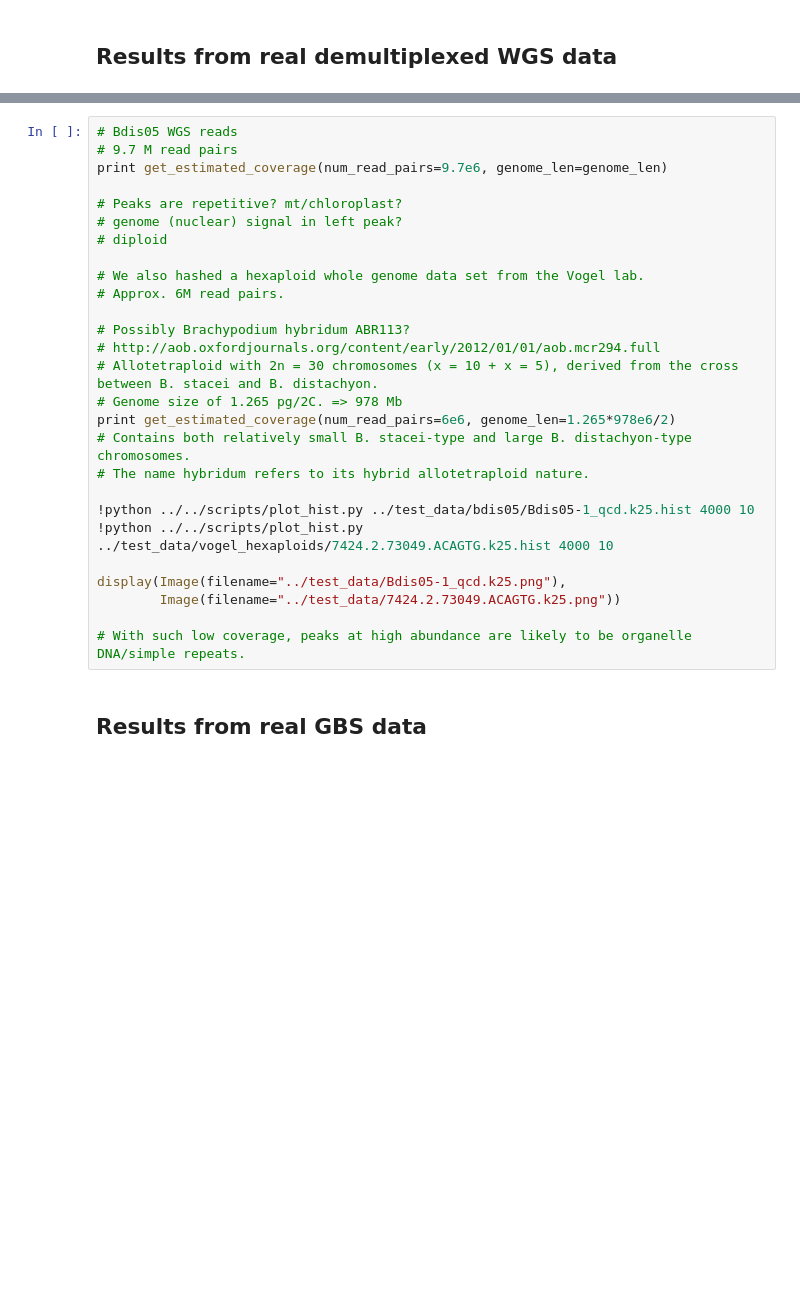
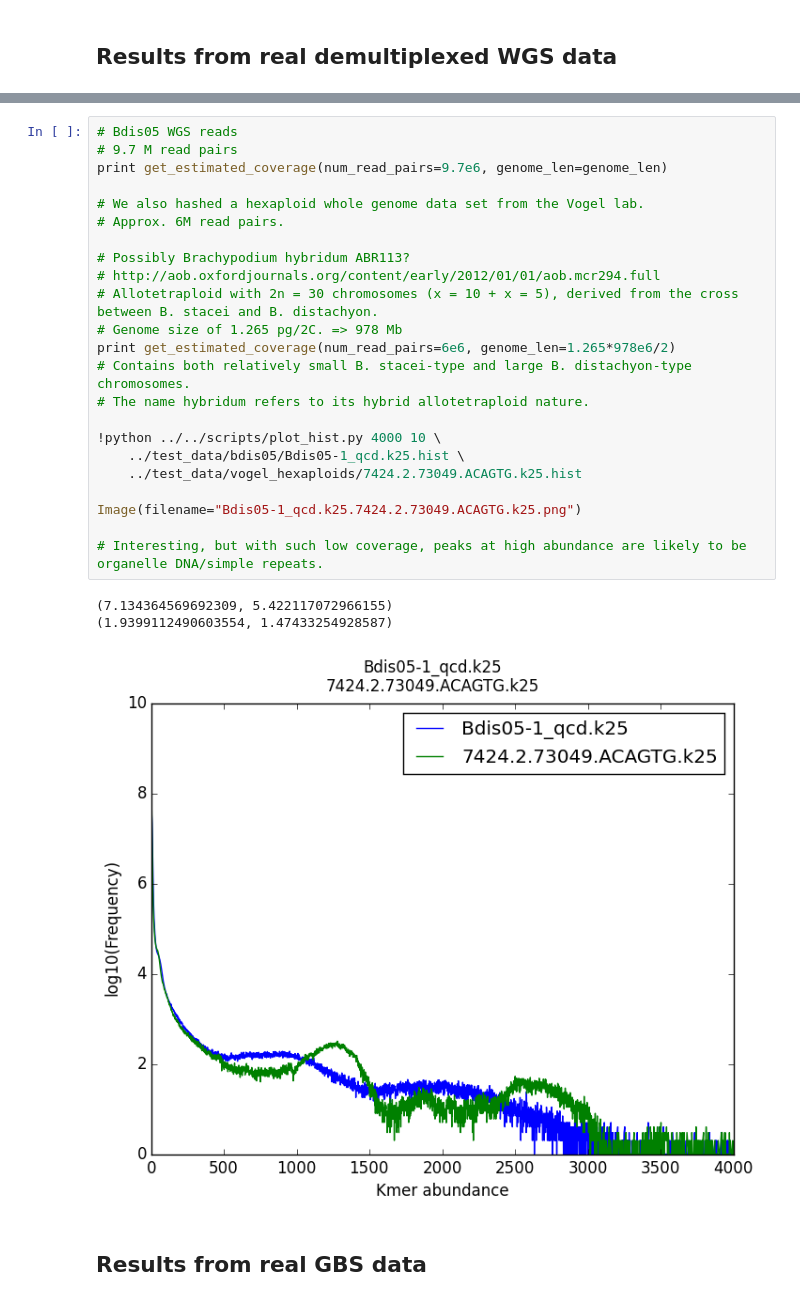
Before and after one commit to digitase/brachy_khmer, a Jupyter notebook: doc/brachy_khmer.ipynb, the cells around one changed output, grey strips where cells are left out. Saved outputs shown, nothing was run; the diff lists cells and outputs as text; blank space fills up the shorter version.

```diff
--- a/doc/brachy_khmer.ipynb
+++ b/doc/brachy_khmer.ipynb
@@ -473,30 +531,30 @@ Image(filename="Bdistachyon_MIPS_1_2.-0.00-0.5,0.5-0.05,0.005-.k25.png")
 # %%
 # Bdis05 WGS reads
 # 9.7 M read pairs
 print get_estimated_coverage(num_read_pairs=9.7e6, genome_len=genome_len)
-
-# Peaks are repetitive? mt/chloroplast?
-# genome (nuclear) signal in left peak?
-# diploid
 
 # We also hashed a hexaploid whole genome data set from the Vogel lab.
 # Approx. 6M read pairs.
 
 # Possibly Brachypodium hybridum ABR113?
 # http://aob.oxfordjournals.org/content/early/2012/01/01/aob.mcr294.full
 # Allotetraploid with 2n = 30 chromosomes (x = 10 + x = 5), derived from the cross between B. stacei and B. distachyon.
 # Genome size of 1.265 pg/2C. => 978 Mb
 print get_estimated_coverage(num_read_pairs=6e6, genome_len=1.265*978e6/2)
 # Contains both relatively small B. stacei-type and large B. distachyon-type chromosomes.
 # The name hybridum refers to its hybrid allotetraploid nature.
 
-!python ../../scripts/plot_hist.py ../test_data/bdis05/Bdis05-1_qcd.k25.hist 4000 10
-!python ../../scripts/plot_hist.py ../test_data/vogel_hexaploids/7424.2.73049.ACAGTG.k25.hist 4000 10
+!python ../../scripts/plot_hist.py 4000 10 \
+    ../test_data/bdis05/Bdis05-1_qcd.k25.hist \
+    ../test_data/vogel_hexaploids/7424.2.73049.ACAGTG.k25.hist
 
-display(Image(filename="../test_data/Bdis05-1_qcd.k25.png"),
-        Image(filename="../test_data/7424.2.73049.ACAGTG.k25.png"))
+Image(filename="Bdis05-1_qcd.k25.7424.2.73049.ACAGTG.k25.png")
 
-# With such low coverage, peaks at high abundance are likely to be organelle DNA/simple repeats.
+# Interesting, but with such low coverage, peaks at high abundance are likely to be organelle DNA/simple repeats.
+# %% [output]
+(7.134364569692309, 5.422117072966155)
+(1.9399112490603554, 1.47433254928587)
+[figure, added]
 # %% [markdown]
 ## Results from real GBS data
 # %% [markdown]
```
Also changed, not shown: parts of 34 cells of this notebook, 8 other files.
